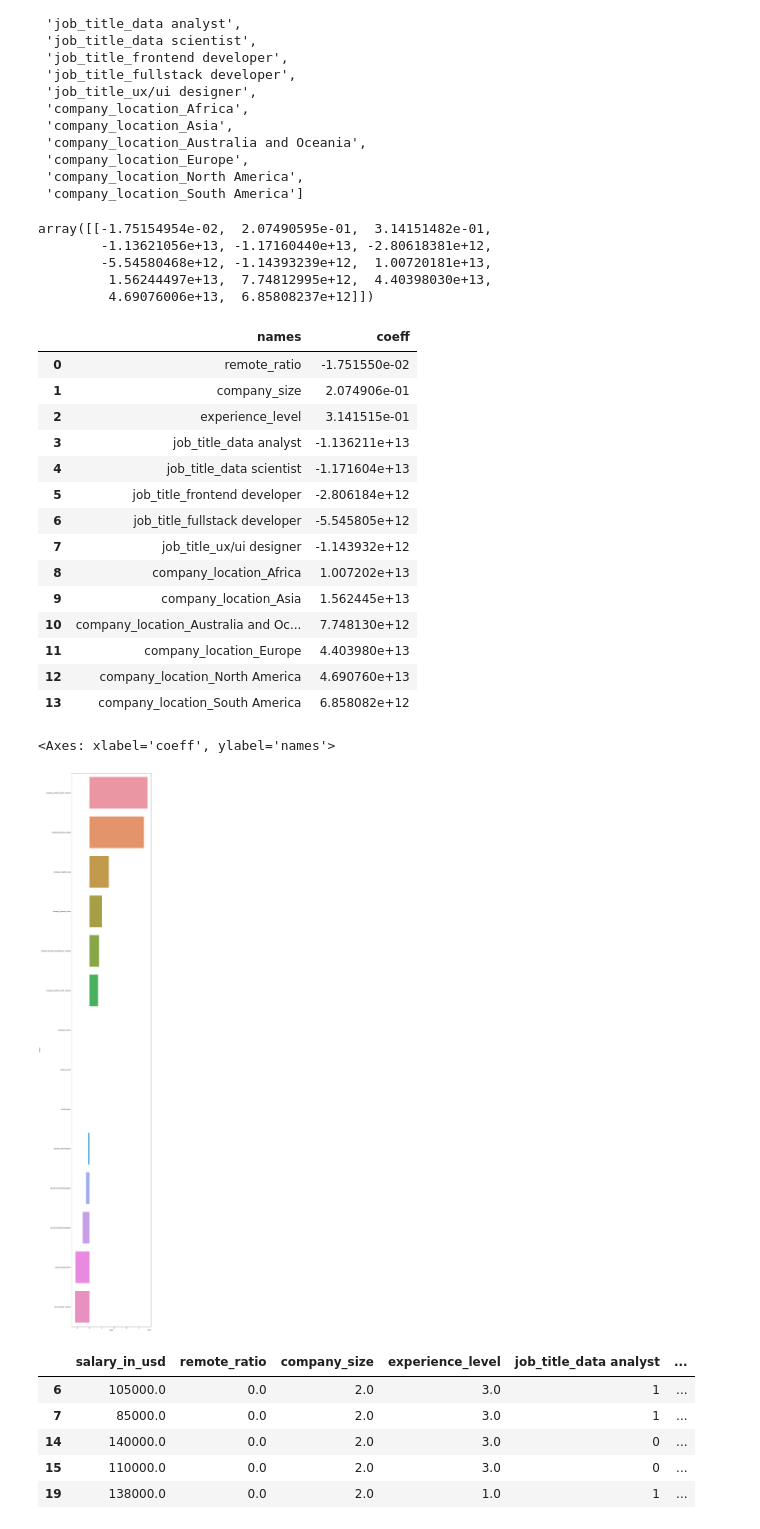
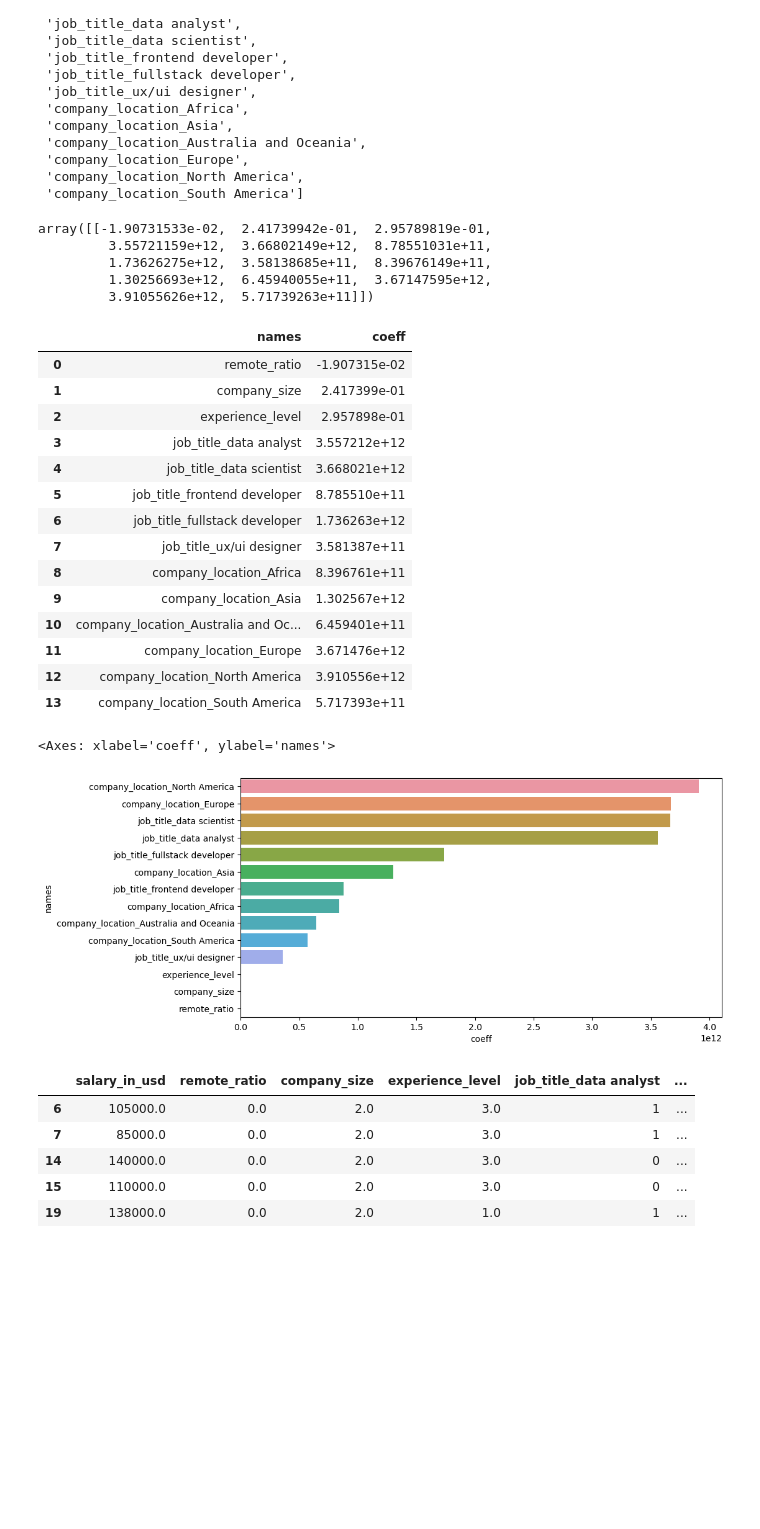
Before and after one commit to Oliviasteph5/Mid_Term_Project, a Jupyter notebook: MidTermProject_Linear_Regression.ipynb, the cells around one changed output. Cells and saved outputs as stored; diff of their text form; code cells hidden in the pictures; blank space fills up the shorter version.

```diff
--- a/MidTermProject_Linear_Regression.ipynb
+++ b/MidTermProject_Linear_Regression.ipynb
@@ -865,14 +865,14 @@ array([[<Axes: title={'center': 'salary_in_usd'}>]], dtype=object)
 #scaler = scaler.fit(X_train)
 
 #StandardScaler
-#scaler = StandardScaler()
+scaler = StandardScaler()
+# Fit and transform the data
+scaler = scaler.fit(X_train)
+
+# Initialize the PowerTransformer
+#scaler = PowerTransformer()
 # Fit and transform the data
 #scaler = scaler.fit(X_train)
-
-# Initialize the PowerTransformer
-scaler = PowerTransformer()
-# Fit and transform the data
-scaler = scaler.fit(X_train)
 
 
 #transforms the data of X_train and X_test
@@ -1288,14 +1308,17 @@ feature_names
  'company_location_North America',
  'company_location_South America']
 # %%
+#They indicate the strength and direction of the relationship between each independent variable and the dependent variable.
+#Understanding the coefficients helps interpret the impact of each variable on the target variable
+#within the linear regression model
 coefficients = model.coef_
 coefficients
 # %% [output]
-array([[-1.75154954e-02,  2.07490595e-01,  3.14151482e-01,
-        -1.13621056e+13, -1.17160440e+13, -2.80618381e+12,
-        -5.54580468e+12, -1.14393239e+12,  1.00720181e+13,
-         1.56244497e+13,  7.74812995e+12,  4.40398030e+13,
-         4.69076006e+13,  6.85808237e+12]])
+array([[-1.90731533e-02,  2.41739942e-01,  2.95789819e-01,
+         3.55721159e+12,  3.66802149e+12,  8.78551031e+11,
+         1.73626275e+12,  3.58138685e+11,  8.39676149e+11,
+         1.30256693e+12,  6.45940055e+11,  3.67147595e+12,
+         3.91055626e+12,  5.71739263e+11]])
 # %%
 coefficients = [i for i in coefficients[0]]
 # %%
@@ -1304,28 +1327,28 @@ fi_df = pd.DataFrame(fi_dict)
 fi_df
 # %% [output]
 |  | names | coeff |
-| 0 | remote_ratio | -1.751550e-02 |
-| 1 | company_size | 2.074906e-01 |
-| 2 | experience_level | 3.141515e-01 |
-| 3 | job_title_data analyst | -1.136211e+13 |
-| 4 | job_title_data scientist | -1.171604e+13 |
-| 5 | job_title_frontend developer | -2.806184e+12 |
-| 6 | job_title_fullstack developer | -5.545805e+12 |
-| 7 | job_title_ux/ui designer | -1.143932e+12 |
-| 8 | company_location_Africa | 1.007202e+13 |
-| 9 | company_location_Asia | 1.562445e+13 |
-| 10 | company_location_Australia and Oc... | 7.748130e+12 |
-| 11 | company_location_Europe | 4.403980e+13 |
-| 12 | company_location_North America | 4.690760e+13 |
-| 13 | company_location_South America | 6.858082e+12 |
+| 0 | remote_ratio | -1.907315e-02 |
+| 1 | company_size | 2.417399e-01 |
+| 2 | experience_level | 2.957898e-01 |
+| 3 | job_title_data analyst | 3.557212e+12 |
+| 4 | job_title_data scientist | 3.668021e+12 |
+| 5 | job_title_frontend developer | 8.785510e+11 |
+| 6 | job_title_fullstack developer | 1.736263e+12 |
+| 7 | job_title_ux/ui designer | 3.581387e+11 |
+| 8 | company_location_Africa | 8.396761e+11 |
+| 9 | company_location_Asia | 1.302567e+12 |
+| 10 | company_location_Australia and Oc... | 6.459401e+11 |
+| 11 | company_location_Europe | 3.671476e+12 |
+| 12 | company_location_North America | 3.910556e+12 |
+| 13 | company_location_South America | 5.717393e+11 |
 # %%
 fi_df_sorted = fi_df.sort_values(by = "coeff", ascending = False)
 # %%
-plt.figure(figsize = (10,70))
+plt.figure(figsize = (10,5))
 sns.barplot(y = fi_df_sorted["names"], x = fi_df_sorted["coeff"])
 # %% [output]
 <Axes: xlabel='coeff', ylabel='names'>
-[figure, old version]
+[figure, new version]
 # %%
 final_df.head()
 # %% [output]
```
Also changed, not shown: parts of 60 cells of this notebook.
